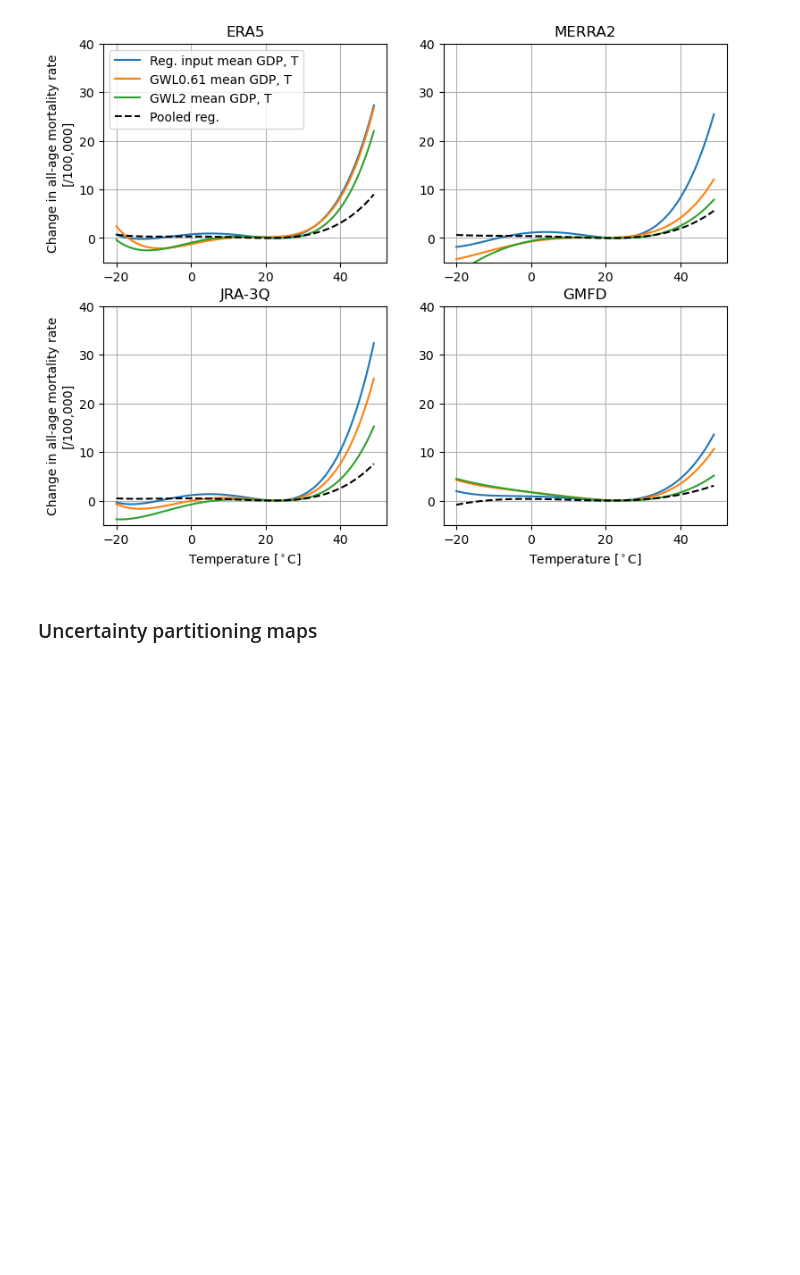
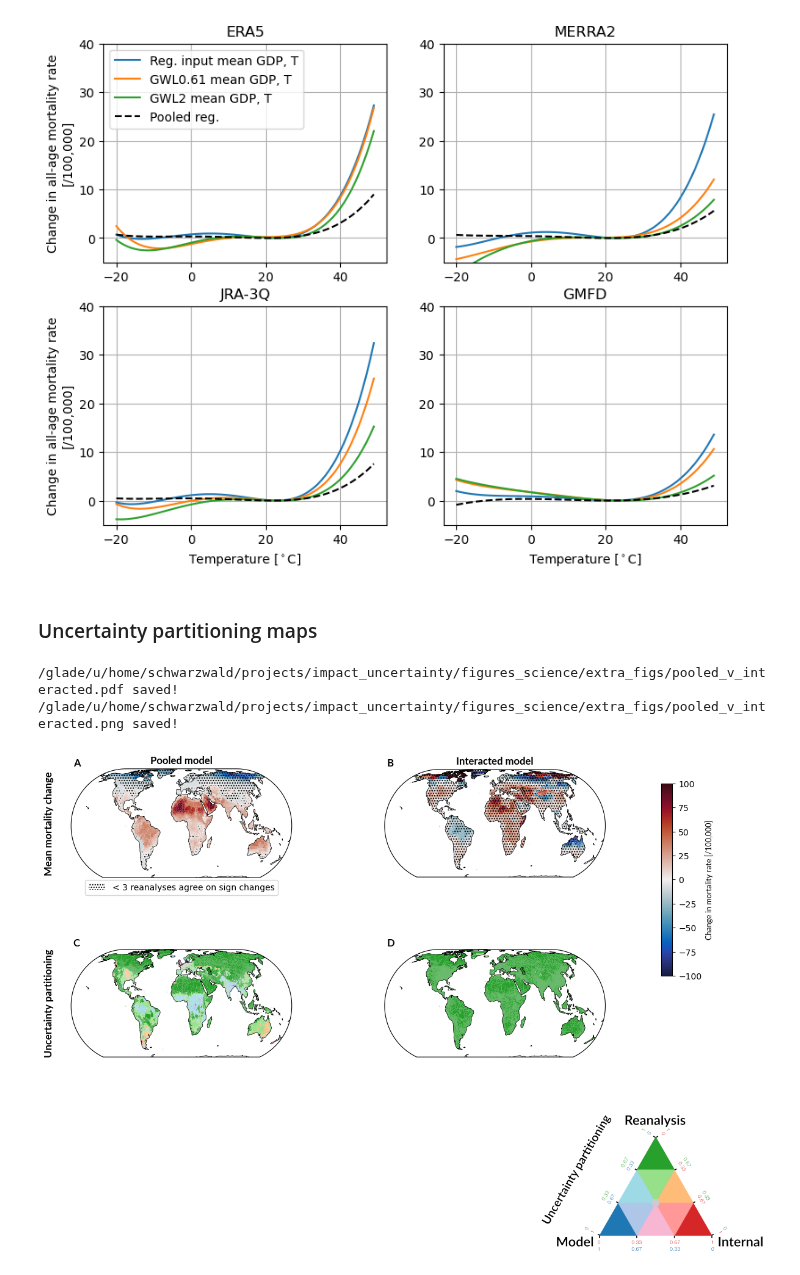
Before and after one commit to ks905383/impact_uncertainty, a Jupyter notebook: code/4-fig_mortality_pooled_v_interacted.ipynb, the cells around one changed output. Saved outputs shown, nothing was run; the diff lists cells and outputs as text; code cells hidden in the pictures; blank space fills up the shorter version.

```diff
--- a/code/4-fig_mortality_pooled_v_interacted.ipynb
+++ b/code/4-fig_mortality_pooled_v_interacted.ipynb
@@ -29,6 +29,9 @@ dir_list = get_params()
 
 extra_fonts = {'lato':mpl.font_manager.FontProperties(fname=dir_list['aux']+'fonts/Lato-Regular.ttf'),
  'lato-bold':mpl.font_manager.FontProperties(fname=dir_list['aux']+'fonts/Lato-Bold.ttf')}
+
+
+subplot_lettering = string.ascii_uppercase #string.ascii_lowercase
 # %%
 # Get filenames of impact projections
 fns = get_filepaths(source_dir = 'impacts',dir_list = {'impacts':dir_list['proc']+'impact_projs/'})
@@ -244,7 +247,7 @@ output_fn = dir_list['figs']+'extra_figs/pooled_v_interacted'
 
 fig = plt.figure(figsize=(12,9))
 gs = plt.GridSpec(nrows=3, #+1 for triangle colorbar
-                  ncols=2*4)
+                  ncols=2*4+1)
 
 proj = ccrs.EckertIV()
 
@@ -346,13 +349,13 @@ for col_idx,var in enumerate(['dmortality','dmortality-interacted']):
                 font=extra_fonts['lato-bold'],fontsize=12)
 
     # Subplot label
-    ax.annotate(string.ascii_lowercase[col_idx],(0.01,1.01),xycoords = 'axes fraction',
+    ax.annotate(subplot_lettering[col_idx],(0.01,1.01),xycoords = 'axes fraction',
                             fontweight='bold',fontsize=12,va='bottom',font=extra_fonts['lato-bold'])
 
 
     if col_idx == 1:
         # Horizontal colorbar
-        fig.subplots_adjust(right=0.825,wspace=0.1)
+        #fig.subplots_adjust(right=0.725,wspace=0.1)
         cbar = add_colorbar(cbar_params[var],orientation='vertical',fig=fig,
                             axpos = [0.85, 0.55, 0.015, 0.35])
         cbar.set_label('Change in mortality rate [/100,000]',font = extra_fonts['lato'],fontsize=9)
@@ -395,31 +398,35 @@ for col_idx,var in enumerate(['dmortality','dmortality-interacted']):
     plot_data.plot(color=plot_data.colors,ax=ax_map,transform=ccrs.PlateCarree())
 
     # Annotations
     ax_map.coastlines(linewidth=0.5)
 
     # Subplot label
-    ax_map.annotate(string.ascii_lowercase[col_idx+2],(0.01,1.01),xycoords = 'axes fraction',
+    ax_map.annotate(subplot_lettering[col_idx+2],(0.01,1.01),xycoords = 'axes fraction',
                             fontweight='bold',fontsize=12,va='bottom',font=extra_fonts['lato-bold'])
 
     if col_idx == 0:
         ax_map.annotate('Uncertainty partitioning',(-0.1,0.5),xycoords = 'axes fraction',rotation=90,ha='center',va='center',
                 font=extra_fonts['lato-bold'],fontsize=12)
 
 #-------------------------
 # Add triangular colorbar-
 #-------------------------
 
 # Create axis, bottom right
 ax_tri = fig.add_subplot(gs[-1,-3:None])
 
 # Add triangular colorbar
 img = mimg.imread(dir_list['aux']+'triangle_colorbar_withname.png')
 ax_tri.imshow(img)
 
 # Remove axis
 ax_tri.axis("off")
 
 plt.tight_layout()
 
 if save_fig:
     utility_print(output_fn)
+# %% [output]
+/glade/u/home/schwarzwald/projects/impact_uncertainty/figures_science/extra_figs/pooled_v_interacted.pdf saved!
+/glade/u/home/schwarzwald/projects/impact_uncertainty/figures_science/extra_figs/pooled_v_interacted.png saved!
+[figure, added]
```
Also changed, not shown: parts of 2 cells of this notebook, 50 other files.
